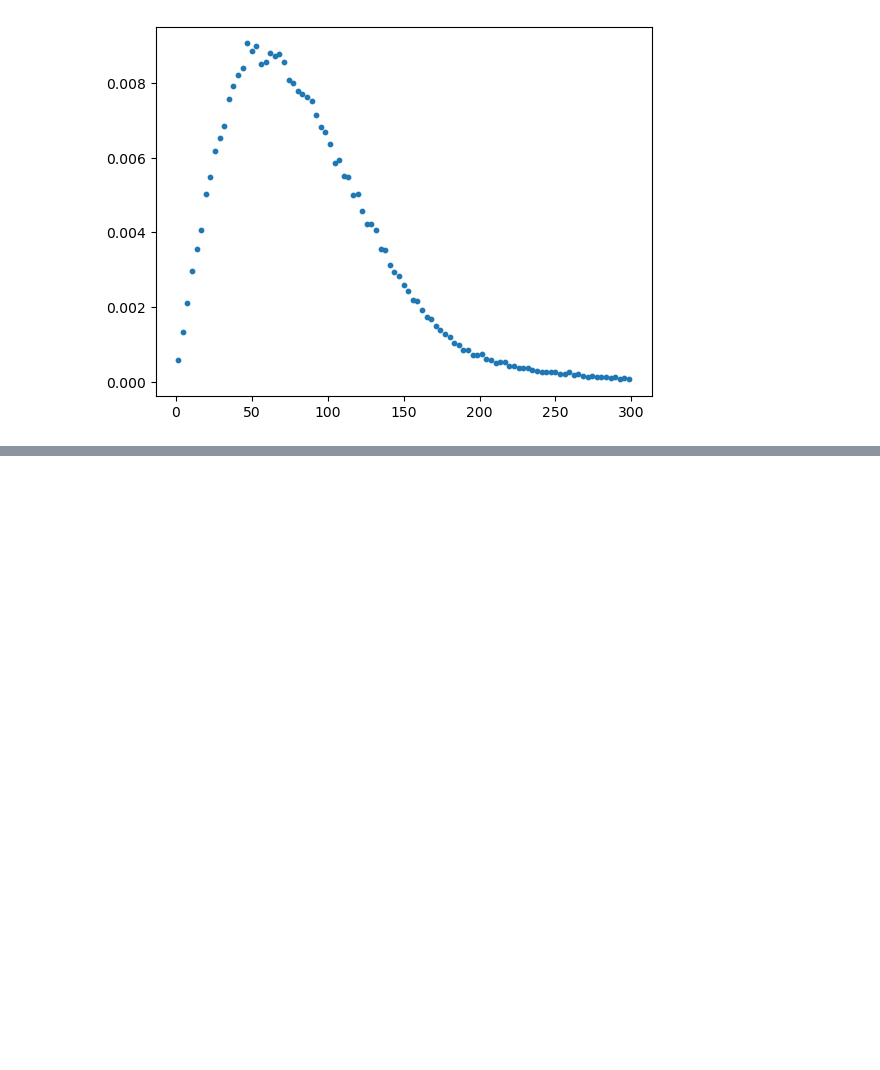
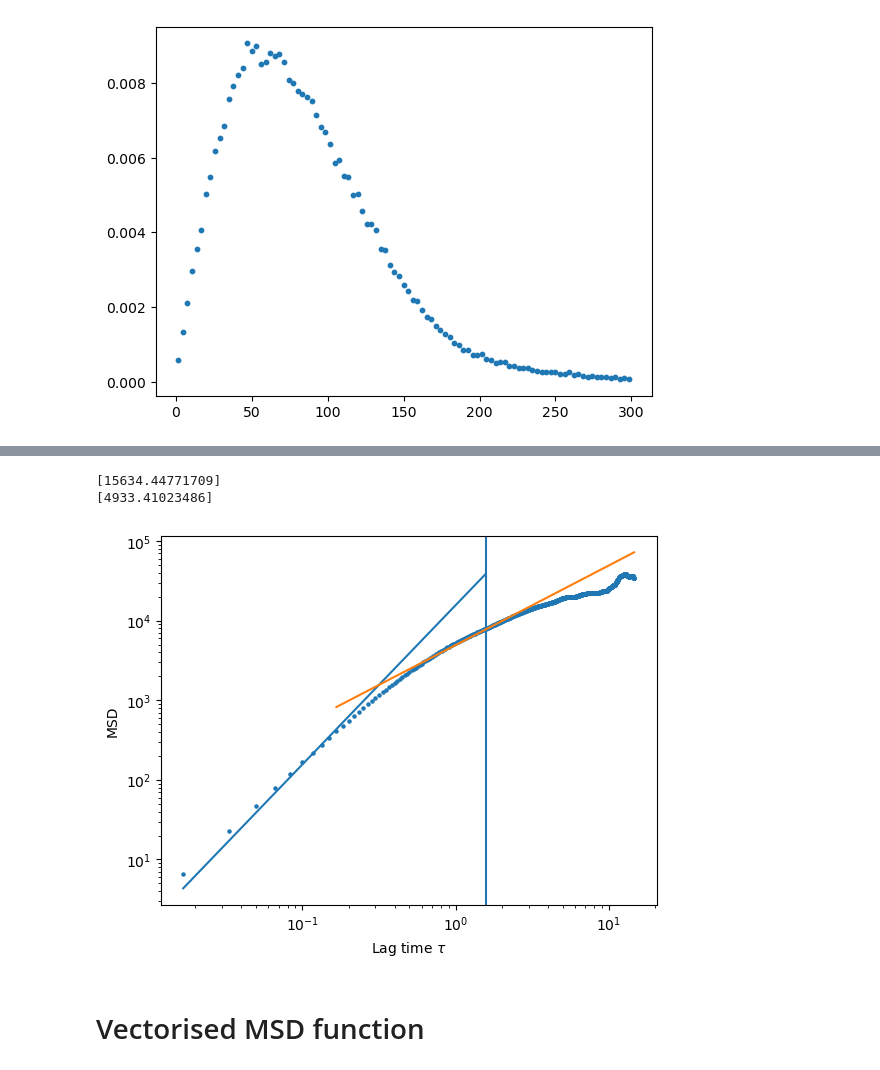
Before and after one commit to HerveSV/Maxwell_Demon_IPT, a Jupyter notebook: maxwell_demon/2_data_analysis.ipynb, the cells around one changed output, grey strips where cells are left out. Saved outputs shown, nothing was run; the diff lists cells and outputs as text; code cells hidden in the pictures; blank space fills up the shorter version.

```diff
--- a/maxwell_demon/2_data_analysis.ipynb
+++ b/maxwell_demon/2_data_analysis.ipynb
@@ -175,0 +391,44 @@ plt.scatter(speed_space, density_speed, s=10)
+# %%
+def lin_model(x, a):
+    return a*x
+
+def quad_model(x, a):
+    return a*x**2
+
+
+lag_nonan = np.array([lag[i] for i in range(len(lag)) if not np.isnan(msd[i])])
+msd_nonan = np.array([msd[i] for i in range(len(msd)) if not np.isnan(msd[i])])
+
+plt.scatter(lag, msd, s=5)
+
+plt.axvline(lag[int(len(lag)*0.05)])
+
+# fit the front half of dataset
+lag_half1 = lag_nonan[:int(len(lag)*0.005)]
+msd_half1 = msd_nonan[:int(len(lag)*0.005)]
+popt1, pcov1 = curve_fit(quad_model, lag_half1, msd_half1)
+
+print(popt1)
+plt.plot(lag_nonan[:int(len(lag)*0.05)], quad_model(lag_nonan[:int(len(lag)*0.05)], *popt1))
+
+# fit the back half of dataset
+lag_half2 = lag_nonan[int(len(lag)*0.03):int(len(lag)*0.08)]
+msd_half2 = msd_nonan[int(len(lag)*0.03):int(len(lag)*0.08)]
+popt2, pcov2 = curve_fit(lin_model, lag_half2, msd_half2)
+print(popt2)
+plt.plot(lag_nonan[int(len(lag)*0.005):], lin_model(lag_nonan[int(len(lag)*0.005):], *popt2))
+
+
+
+
+plt.xscale("log")
+plt.yscale("log")
+plt.xlabel(r"Lag time $\tau$")
+plt.ylabel("MSD")
+plt.show()
+# %% [output]
+[15634.44771709]
+[4933.41023486]
+[figure, added]
+# %% [markdown]
+# Vectorised MSD function
```
Also changed, not shown: parts of 26 cells of this notebook, 6 other files.
